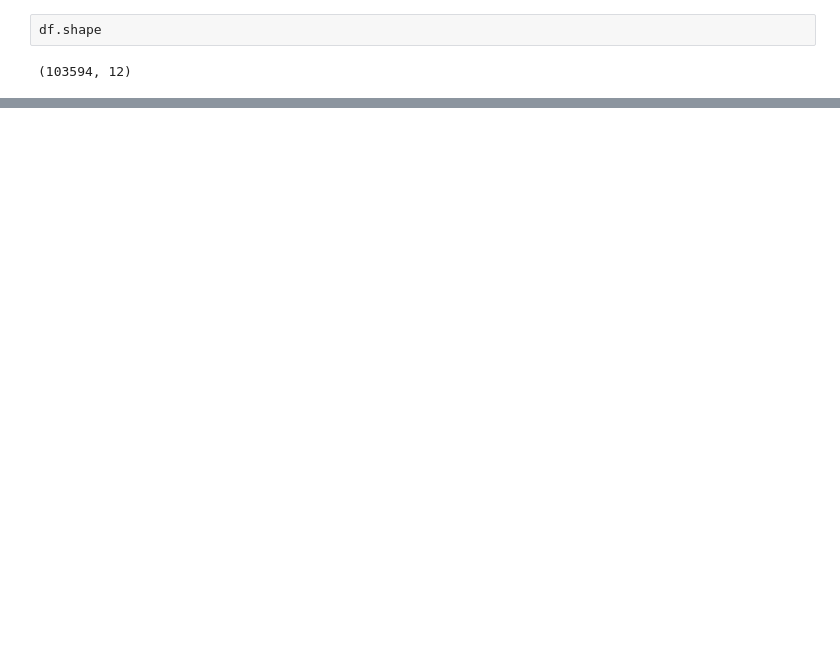
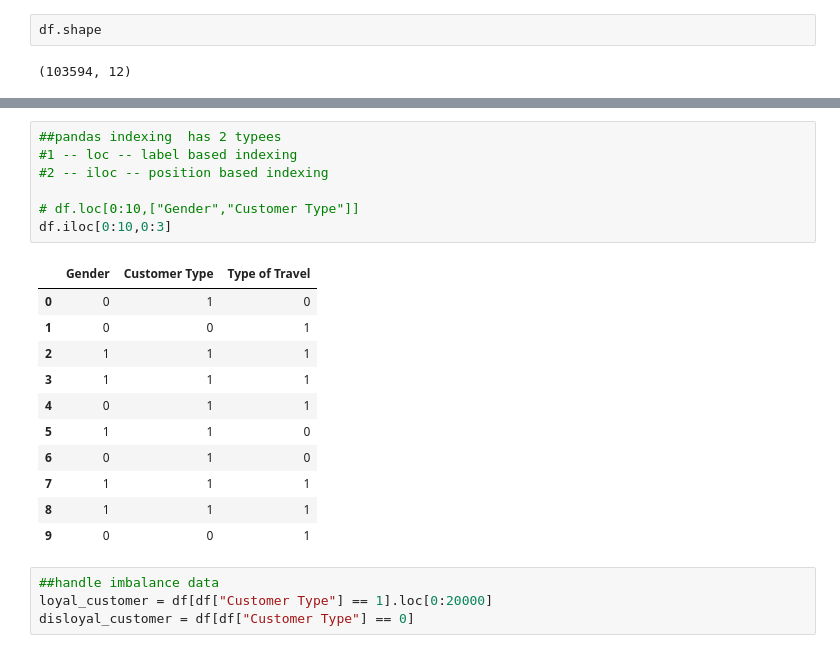
Before and after one commit to jaikrishann/SITP_16june_batch, a Jupyter notebook: DL/ANN/main.ipynb, the cells around one changed output, grey strips where cells are left out. Cells and saved outputs as stored; diff of their text form; blank space fills up the shorter version.

```diff
--- a/DL/ANN/main.ipynb
+++ b/DL/ANN/main.ipynb
@@ -62,0 +119,23 @@ df.shape
+# %%
+##pandas indexing  has 2 typees
+#1 -- loc -- label based indexing
+#2 -- iloc -- position based indexing
+
+# df.loc[0:10,["Gender","Customer Type"]]
+df.iloc[0:10,0:3]
+# %% [output]
+|  | Gender | Customer Type | Type of Travel |
+| 0 | 0 | 1 | 0 |
+| 1 | 0 | 0 | 1 |
+| 2 | 1 | 1 | 1 |
+| 3 | 1 | 1 | 1 |
+| 4 | 0 | 1 | 1 |
+| 5 | 1 | 1 | 0 |
+| 6 | 0 | 1 | 0 |
+| 7 | 1 | 1 | 1 |
+| 8 | 1 | 1 | 1 |
+| 9 | 0 | 0 | 1 |
+# %%
+##handle imbalance data
+loyal_customer = df[df["Customer Type"] == 1].loc[0:20000]
+disloyal_customer = df[df["Customer Type"] == 0]
```
Also changed, not shown: parts of 14 cells of this notebook.
